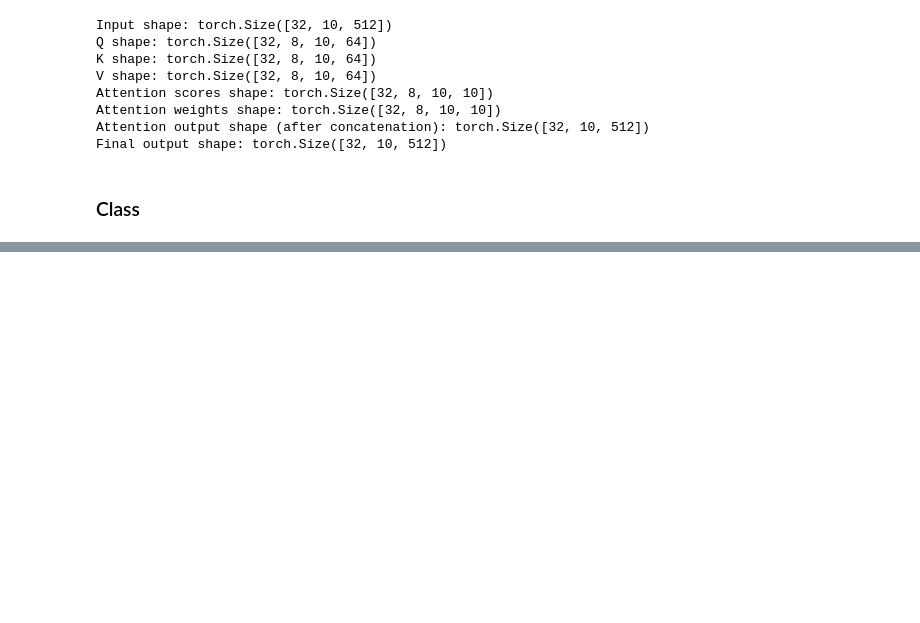
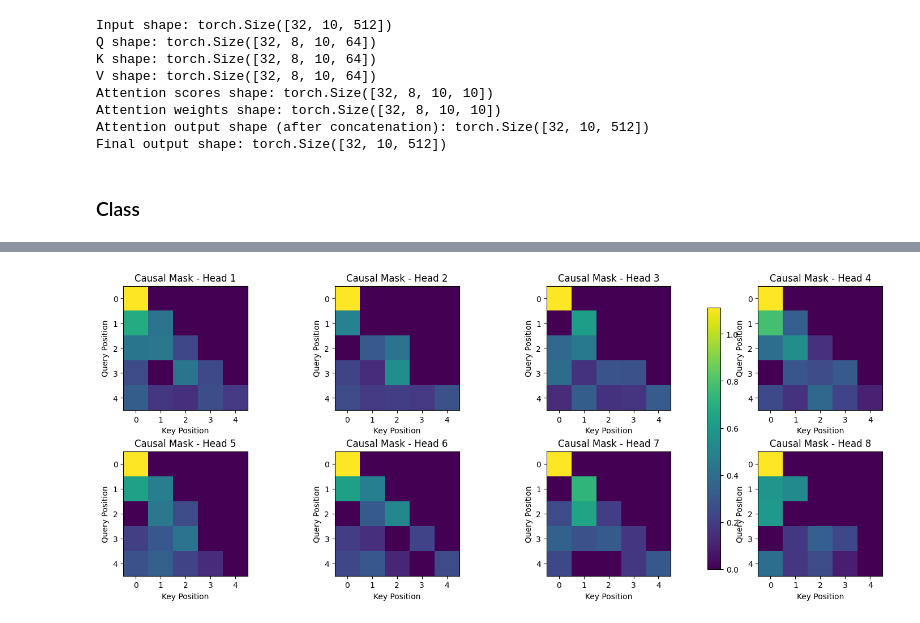
Before and after one commit to UzairNaeem3/AI-Architects_Lab, a Jupyter notebook: Transformer/4_Multihead_Attention.ipynb, the cells around one changed output, grey strips where cells are left out. Saved outputs shown, nothing was run; the diff lists cells and outputs as text; code cells hidden in the pictures; blank space fills up the shorter version.

```diff
--- a/Transformer/4_Multihead_Attention.ipynb
+++ b/Transformer/4_Multihead_Attention.ipynb
@@ -247,0 +351,10 @@ Each head dimension: 64
+# %%
+# Forward pass with causal mask
+print("\nMulti-Head Attention Forward Pass with Causal Mask:")
+output2, attn_weights2 = mha(x, mask=causal_mask)
+
+print("\n Attention Weights:")
+print(attn_weights2)
+
+print("\n Attention Output:")
+print(output2)
@@ -247,0 +405,4 @@ Each head dimension: 64
+# %%
+plot_attention_patterns(attn_weights2, "Causal Mask")
+# %% [output]
+[figure, added]
```
Also changed, not shown: parts of 17 cells of this notebook.
